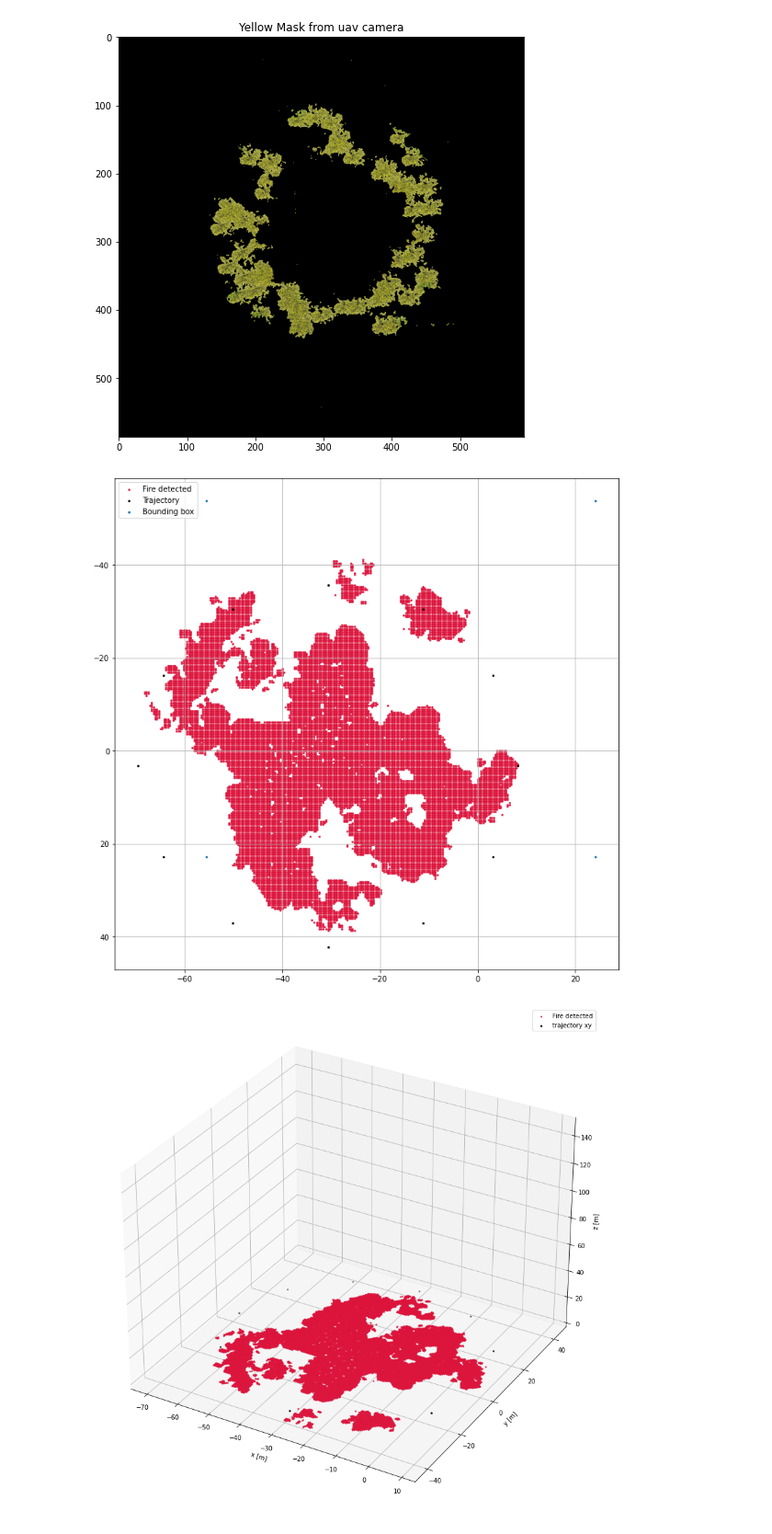
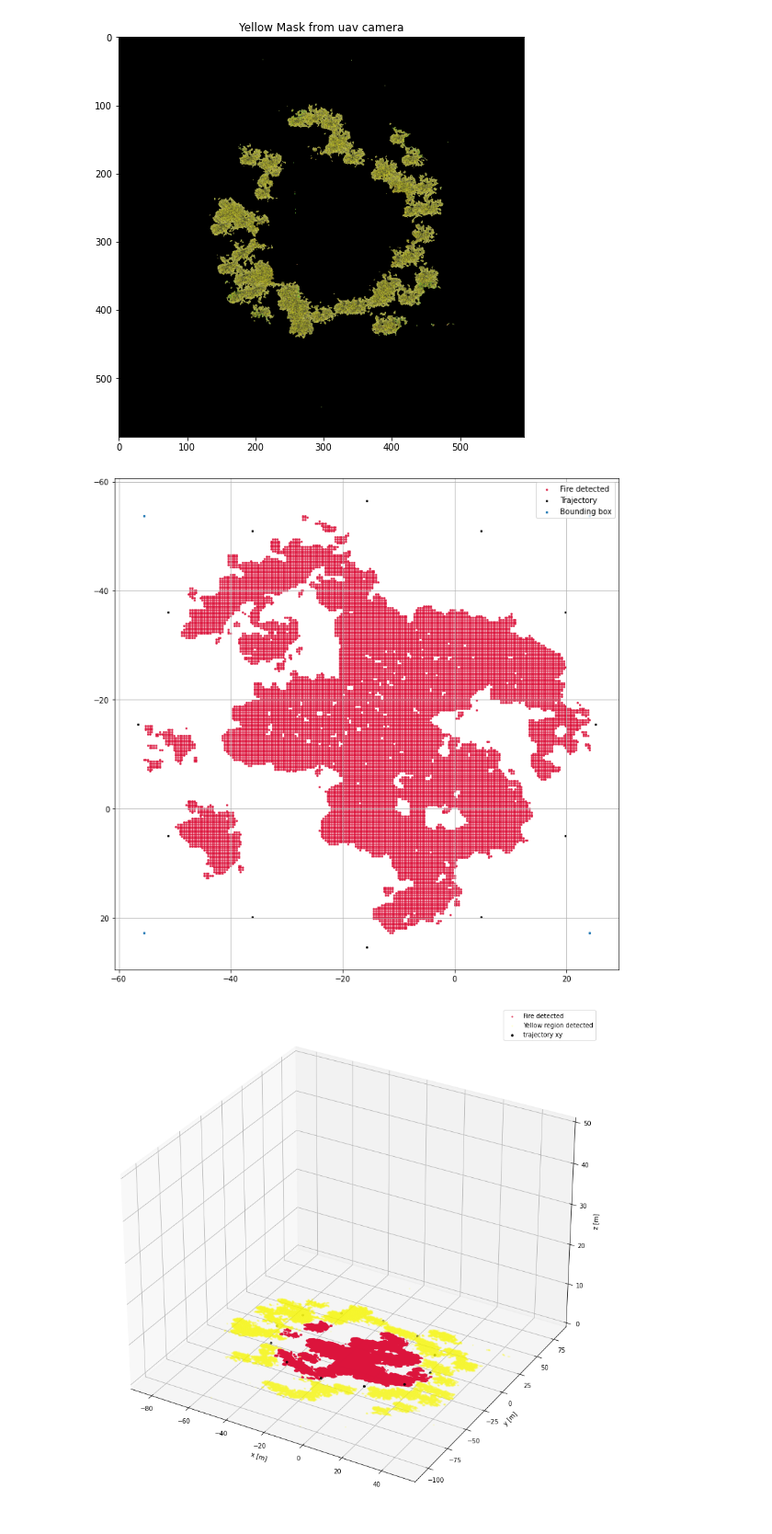
Before and after one commit to Grupo-SEMEAR-USP/SARC2022, a Jupyter notebook: python/aux/jupyternb/overview.ipynb, the cells around one changed output. Shown at 92% size. Saved outputs shown, nothing was run; the diff lists cells and outputs as text; code cells hidden in the pictures.

```diff
--- a/python/aux/jupyternb/overview.ipynb
+++ b/python/aux/jupyternb/overview.ipynb
@@ -56,25 +57,24 @@ X, Y = uav_t.camera.estimate_3d_coordinates(x_pixel = xbox_vertices,
                                             y_pixel = ybox_vertices,
                                             z_gps = 100)
 
-X_red, Y_red = uav_t.camera.estimate_3d_coordinates(x_pixel = np.nonzero(red_mask)[0],
-                                                    y_pixel = np.nonzero(red_mask)[1],
+#Red area
+X_red, Y_red = uav_t.camera.estimate_3d_coordinates(x_pixel = np.nonzero(red_mask)[1],
+                                                    y_pixel = np.nonzero(red_mask)[0],
                                                     z_gps = 100)
-
-X_yellow, Y_yellow = uav_t.camera.estimate_3d_coordinates(x_pixel = np.nonzero(yellow_mask)[0],
-                                                    y_pixel = np.nonzero(yellow_mask)[1],
+#Yellow area
+X_yellow, Y_yellow = uav_t.camera.estimate_3d_coordinates(x_pixel = np.nonzero(yellow_mask)[1],
+                                                    y_pixel = np.nonzero(yellow_mask)[0],
                                                     z_gps = 100)
 
 rx = int(0.5*(max(X) - min(X)))
 ry = int(0.5*(max(Y) - min(Y)))
 r_trajectory = max(rx, ry)
+x_center, y_center = np.mean(X), np.mean(Y)
 
-x0, y0 = uav_t.camera.estimate_3d_coordinates(  x_pixel = uav_t.camera.red_cy,
-                                                y_pixel = uav_t.camera.red_cx,
-                                                z_gps = 100)
 
-xs_trajectory, ys_trajectory = uav_t.gps.circular_trajectory_pts(x_center = x0,
-                                                                y_center = y0,
-                                                                radius = r_trajectory,
+xs_trajectory, ys_trajectory = uav_t.gps.circular_trajectory_pts(x_center = x_center,
+                                                                y_center = y_center,
+                                                                radius = 1.05*r_trajectory,
                                                                 num_of_pts = 12)
 # %%
 fig2d = plt.figure(figsize = (12,12))
@@ -89,25 +89,25 @@ plt.legend()
 plt.show()
 #! Tá errado isso aqui!
 # %% [output]
-[figure, old version]
+[figure, new version]
 # %%
 fig = plt.figure(figsize=(20,15))
 ax = fig.add_subplot(111, projection='3d')
 
 #Fire (red) detected
-fire = ax.scatter(X_red, Y_red, np.zeros_like(X_red), c = 'crimson', s = 3, label = 'Fire detected', alpha = 0.8)
+fire = ax.scatter(X_red, Y_red, np.zeros_like(X_red), c = 'crimson', s = 3, label = 'Fire detected', alpha = 0.6)
 
 #Yellow region
-# yellow = ax.scatter(X_yellow, Y_yellow, np.zeros_like(X_yellow), c = 'goldenrod', s = 3, label = 'Yellow region detected')
+yellow = ax.scatter(X_yellow, Y_yellow, np.zeros_like(X_yellow), c = 'yellow', s = 3, label = 'Yellow region detected', alpha = 0.1)
 
 #Trajectory points
-trajectory_pts = ax.scatter(xs_trajectory, ys_trajectory, np.zeros_like(xs_trajectory), c = 'black', s = 5, label = "trajectory xy")
+trajectory_pts = ax.scatter(xs_trajectory, ys_trajectory, 2*np.ones_like(xs_trajectory), c = 'black', s = 10, label = "trajectory xy")
 
 ax.set_xlabel('x [m]')
 ax.set_ylabel('y [m]')
 ax.set_zlabel('z [m]')
-ax.set_zlim([0,150])
+ax.set_zlim([0,50])
 plt.legend()
 plt.show()
 # %% [output]
-[figure, old version]
+[figure, new version]
```
Also changed, not shown: parts of 1 cell of this notebook.
